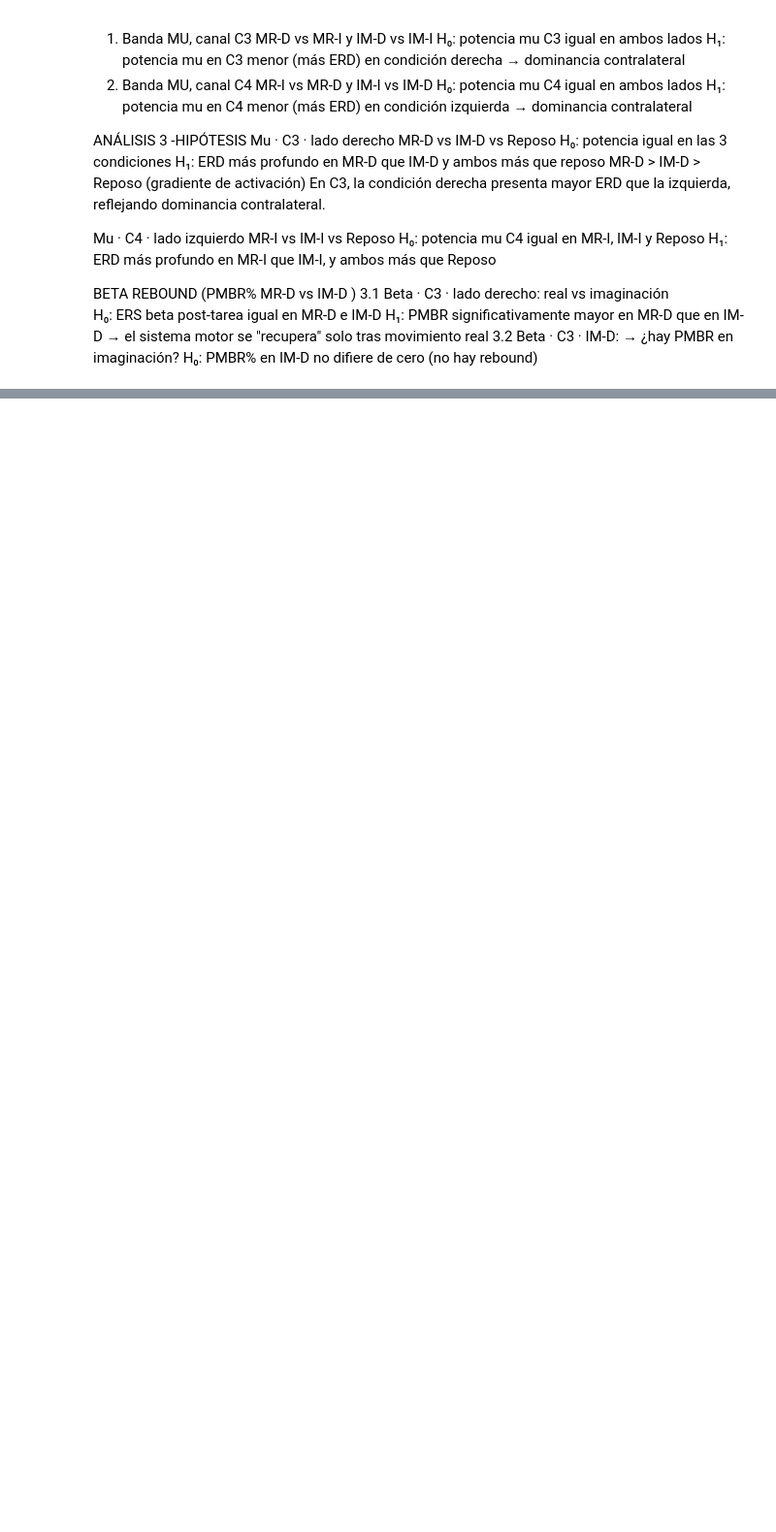
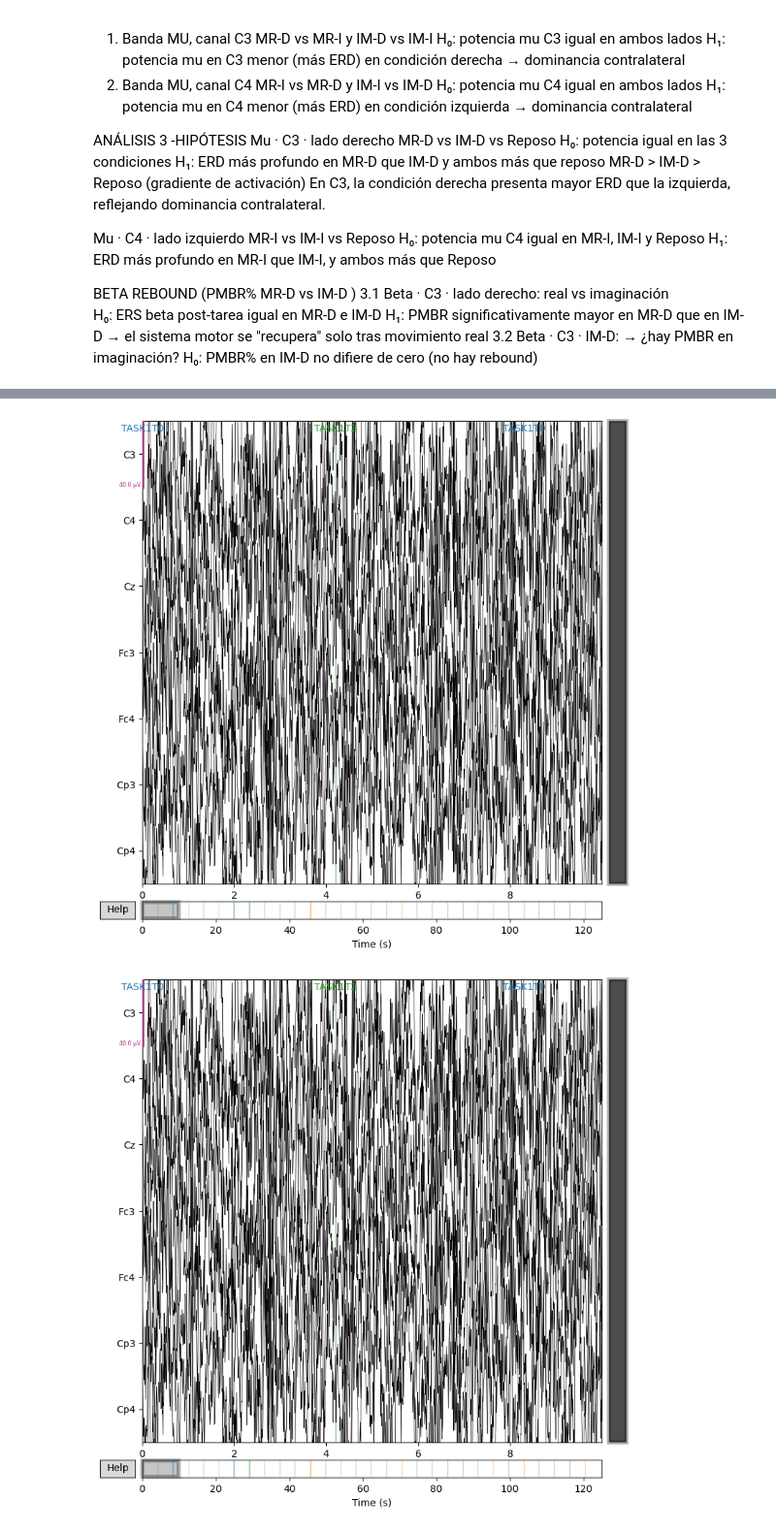
Before and after one commit to luciestrada/Proyecto1_biosenales_LucianaAcevedo_LucianaEstrada, a Jupyter notebook: Proyecto1.ipynb, the cells around one changed output, grey strips where cells are left out. Shown at 97% size. Cells and saved outputs as stored; diff of their text form; code cells hidden in the pictures; blank space fills up the shorter version.

```diff
--- a/Proyecto1.ipynb
+++ b/Proyecto1.ipynb
@@ -368,0 +525,11 @@ H₀: PMBR% en IM-D no difiere de cero (no hay rebound)
+# %%
+# Se aplica sobre la señal cruda y se guarda
+raw_paso1 = raw_original.copy().filter(
+    l_freq=1.0, h_freq=None,
+    method='iir', iir_params=dict(order=4, ftype='butter'),
+    phase='zero', verbose=False
+)
+raw_paso1.plot(title="2. Pasa-altas 1 Hz → elimina deriva lenta")
+# %% [output]
+[figure, added]
+[figure, added]
```
Also changed, not shown: parts of 9 cells of this notebook.
